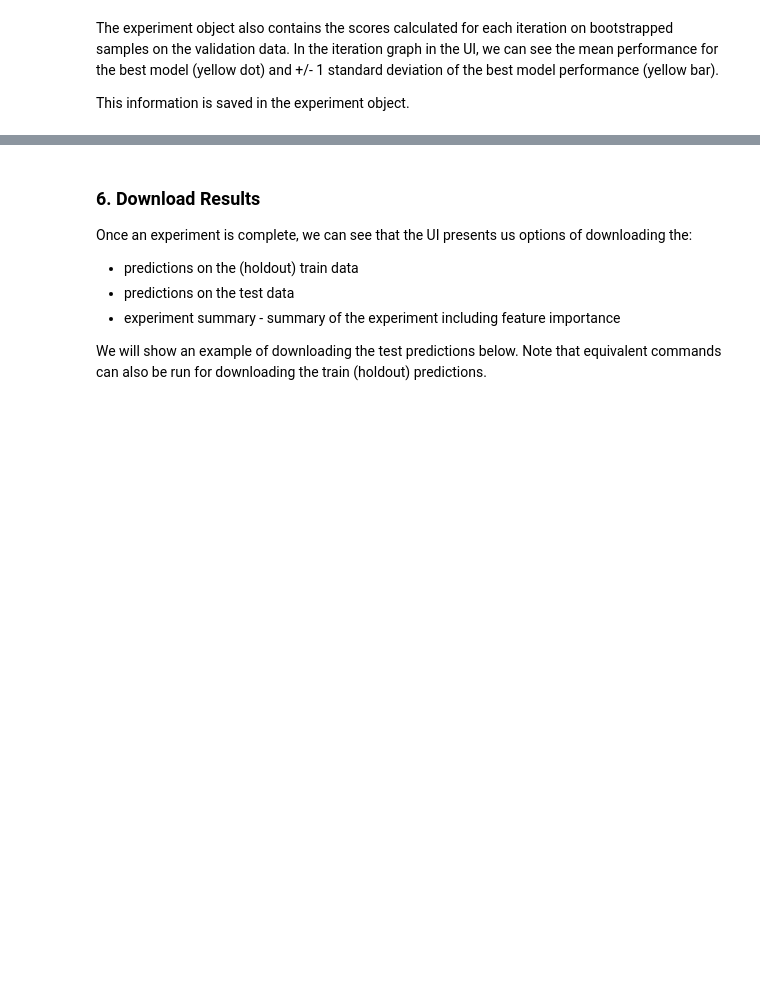
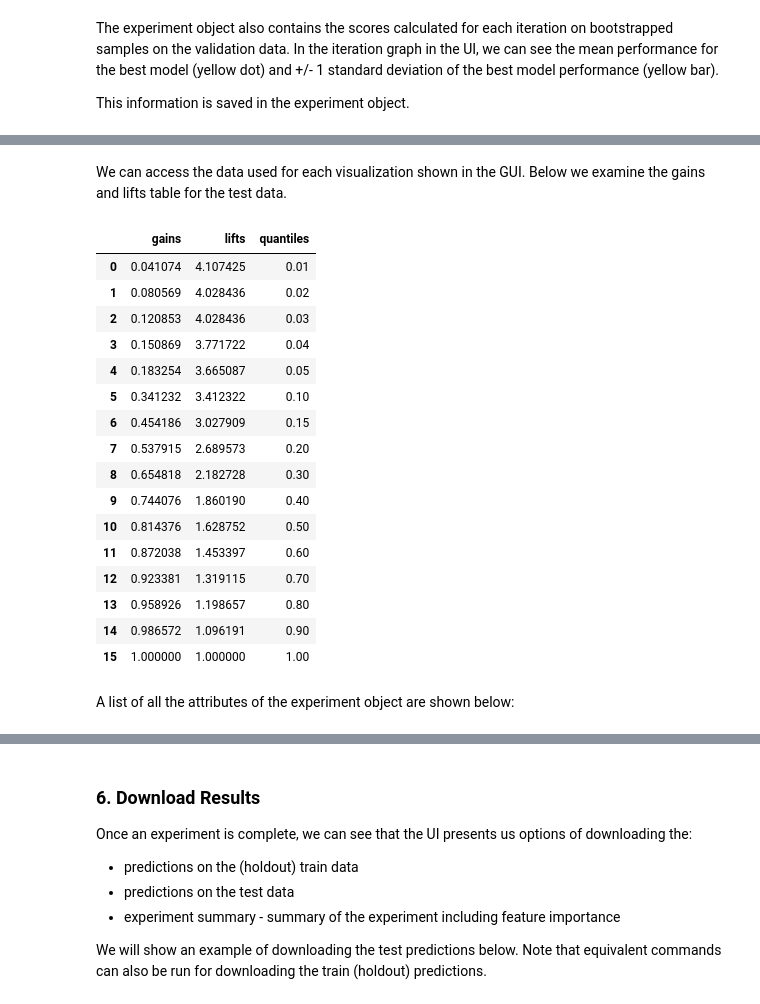
Before and after one commit to h2oai/driverlessai-tutorials, a Jupyter notebook: driverlessai_experiments/iid/credit_card_experiment/credit_card_default.ipynb, the cells around one changed output, grey strips where cells are left out. Saved outputs shown, nothing was run; the diff lists cells and outputs as text; code cells hidden in the pictures; blank space fills up the shorter version.

```diff
--- a/driverlessai_experiments/iid/credit_card_experiment/credit_card_default.ipynb
+++ b/driverlessai_experiments/iid/credit_card_experiment/credit_card_default.ipynb
@@ -232,0 +240,24 @@ plt.show();
+# %% [markdown]
+We can access the data used for each visualization shown in the GUI.  Below we examine the gains and lifts table for the test data.
+# %%
+pd.DataFrame(experiment.test_gains.dump())
+# %% [output]
+|  | gains | lifts | quantiles |
+| 0 | 0.041074 | 4.107425 | 0.01 |
+| 1 | 0.080569 | 4.028436 | 0.02 |
+| 2 | 0.120853 | 4.028436 | 0.03 |
+| 3 | 0.150869 | 3.771722 | 0.04 |
+| 4 | 0.183254 | 3.665087 | 0.05 |
+| 5 | 0.341232 | 3.412322 | 0.10 |
+| 6 | 0.454186 | 3.027909 | 0.15 |
+| 7 | 0.537915 | 2.689573 | 0.20 |
+| 8 | 0.654818 | 2.182728 | 0.30 |
+| 9 | 0.744076 | 1.860190 | 0.40 |
+| 10 | 0.814376 | 1.628752 | 0.50 |
+| 11 | 0.872038 | 1.453397 | 0.60 |
+| 12 | 0.923381 | 1.319115 | 0.70 |
+| 13 | 0.958926 | 1.198657 | 0.80 |
+| 14 | 0.986572 | 1.096191 | 0.90 |
+| 15 | 1.000000 | 1.000000 | 1.00 |
+# %% [markdown]
+A list of all the attributes of the experiment object are shown below:
```
Also changed, not shown: parts of 46 cells of this notebook, 2 other files.
